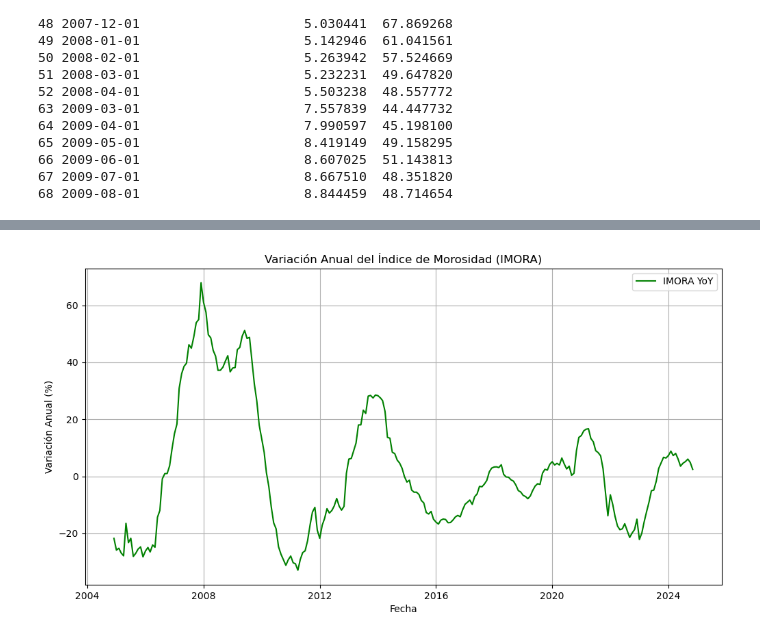
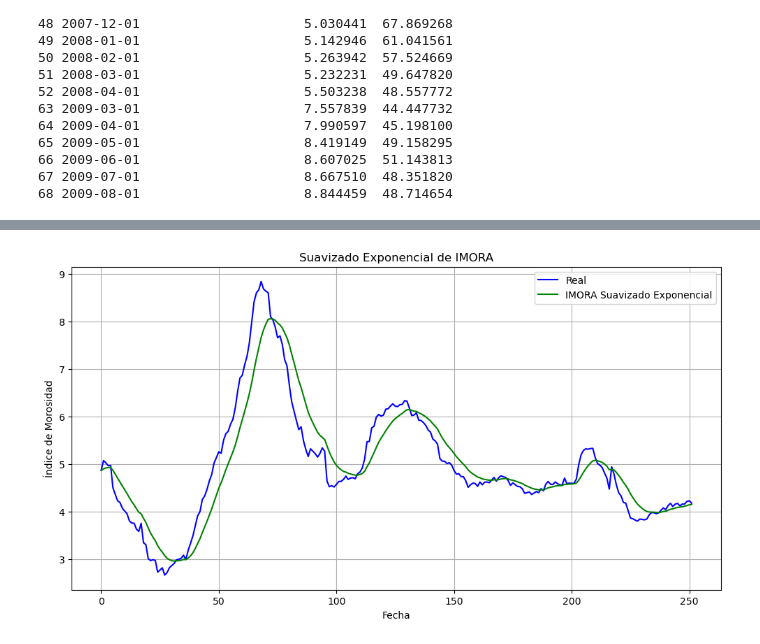
Before and after one commit to Hortizesp/Modelos_Credito, a Jupyter notebook: Respuesta Humberto Ortiz Espinosa.ipynb, the cells around one changed output, grey strips where cells are left out. Drawn from its saved outputs; the diff is of its cells as text; code cells hidden in the pictures.

```diff
--- a/Respuesta Humberto Ortiz Espinosa.ipynb
+++ b/Respuesta Humberto Ortiz Espinosa.ipynb
@@ -64,6 +81,3 @@ Outliears detectados         Fecha  Índice de Morosidad (IMORA)  IMORA_YoY
 66 2009-06-01                     8.607025  51.143813
 67 2009-07-01                     8.667510  48.351820
 68 2009-08-01                     8.844459  48.714654
-# %%
-# Transformación logarítmica para reducir el impacto de los outliers
-serie_objetivo['IMORA_YoY_log'] = np.log1p(serie_objetivo['Índice de Morosidad (IMORA)'])
@@ -70,5 +86,4 @@ serie_objetivo['IMORA_YoY_log'] = np.log1p(serie_objetivo['Índice de Morosidad
 # %%
-
 # Asegurarse de que 'Fecha' esté en formato numérico (por ejemplo, número de días desde el inicio)
 serie_objetivo['Fecha_numerica'] = (serie_objetivo['Fecha'] - serie_objetivo['Fecha'].min()).dt.days
 
@@ -87,19 +102,9 @@ y = serie_objetivo['Índice de Morosidad (IMORA)']
 model = LinearRegression().fit(X, y)
 serie_objetivo['IMORA_Predicho'] = model.predict(X)
 
-
-plt.figure(figsize=(12, 6))
-
-plt.plot(serie_objetivo['Fecha'], serie_objetivo['Índice de Morosidad (IMORA)'], label="IMORA Original", color="skyblue") # IMORA original
-plt.plot(serie_objetivo['Fecha'], serie_objetivo['IMORA_YoY_log'], label="Logarítmica Transformado", color="orangered", linestyle='--') # IMORA transformado Logarítmica
-plt.plot(serie_objetivo['Fecha'], serie_objetivo['IMORA_YoY_boxcox'], label="Box-Cox Transformado", color="brown", linestyle='--') # IMORA transformado Box-Cox
-plt.plot(serie_objetivo['Fecha'], serie_objetivo['IMORA_YoY_sqrt'], label="Raíz Cuadrada Transformado", color="orange", linestyle='--')# IMORA transformado Raíz Cuadrada
-plt.plot(serie_objetivo['Fecha'], serie_objetivo['IMORA_Predicho'], label="Tendencia Predicha (Regresión)", color="red", linestyle=':')# IMORA Tendencia
-
-plt.title("Evolución del Índice de Morosidad (IMORA) y sus Transformaciones")
-plt.xlabel("Fecha")
-plt.ylabel("Índice de Morosidad")
-plt.legend()
-plt.grid()
-
-plt.show()
+# Regresión Polinómica
+from sklearn.preprocessing import PolynomialFeatures
+poly = PolynomialFeatures(degree=2)
+X_poly = poly.fit_transform(X)
+model_poly = LinearRegression().fit(X_poly, y)
+serie_objetivo['IMORA_Predicho_Poly'] = model_poly.predict(X_poly)
@@ -108,11 +157,16 @@ plt.show()
 # %%
-plt.figure(figsize=(12, 6))
-plt.plot(serie_objetivo['Fecha'], serie_objetivo['IMORA_YoY'], label="IMORA YoY", color="green")
-plt.title("Variación Anual del Índice de Morosidad (IMORA)")
-plt.xlabel("Fecha")
-plt.ylabel("Variación Anual (%)")
+# Suavizado Exponencial
+serie_objetivo['IMORA_suavizado_exp'] = serie_objetivo['Índice de Morosidad (IMORA)'].ewm(span=12, adjust=False).mean()
+
+# Graficamos el IMORA original vs. el suavizado exponencial
+plt.figure(figsize=(12,6))
+plt.plot(serie_objetivo.index, serie_objetivo['Índice de Morosidad (IMORA)'], label='Real', color='blue')
+plt.plot(serie_objetivo.index, serie_objetivo['IMORA_suavizado_exp'], label='IMORA Suavizado Exponencial', color='green')
+plt.title('Suavizado Exponencial de IMORA')
+plt.xlabel('Fecha')
+plt.ylabel('Índice de Morosidad')
 plt.legend()
 plt.grid()
 plt.show()
 # %% [output]
-[figure, old version]
+[figure, new version]
```
Also changed, not shown: parts of 28 cells of this notebook.
